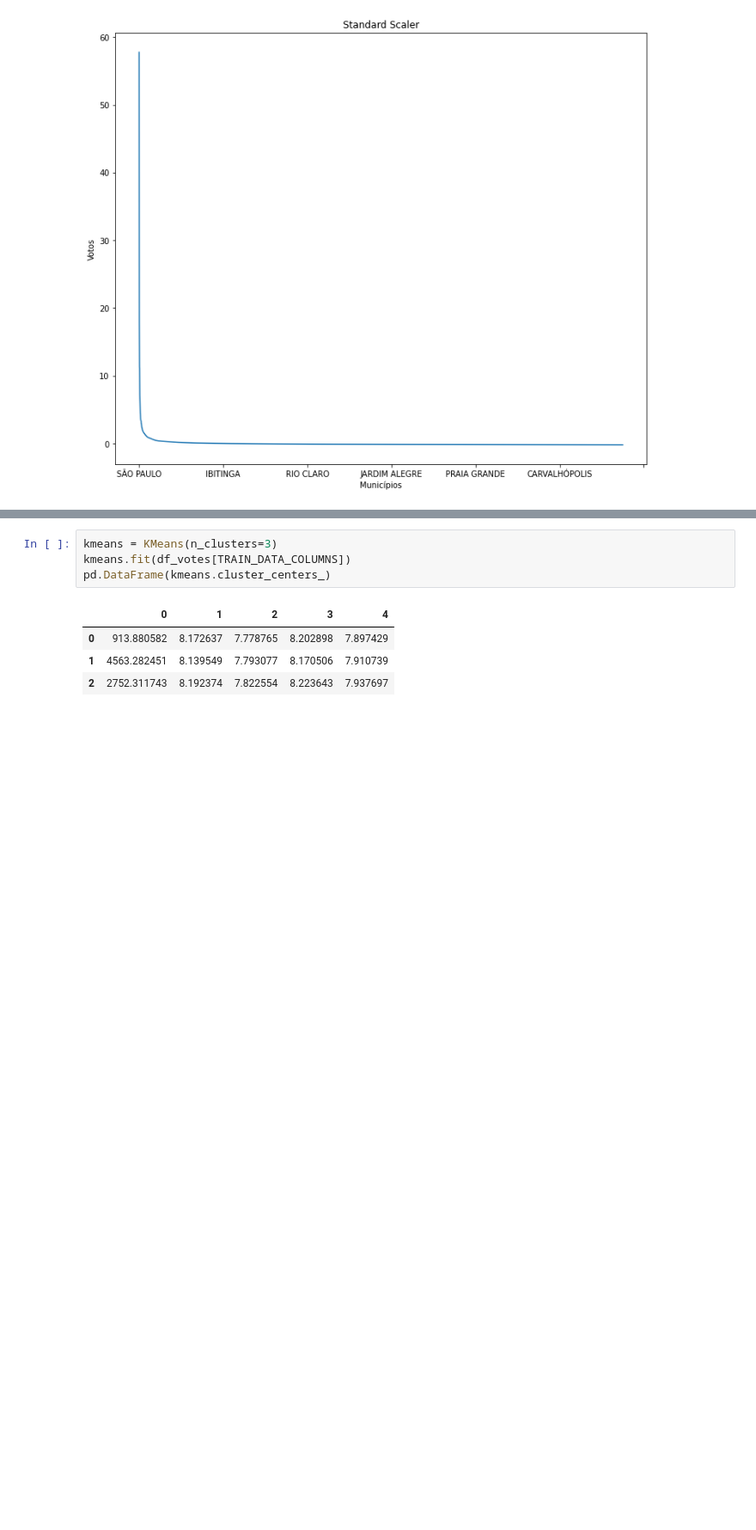
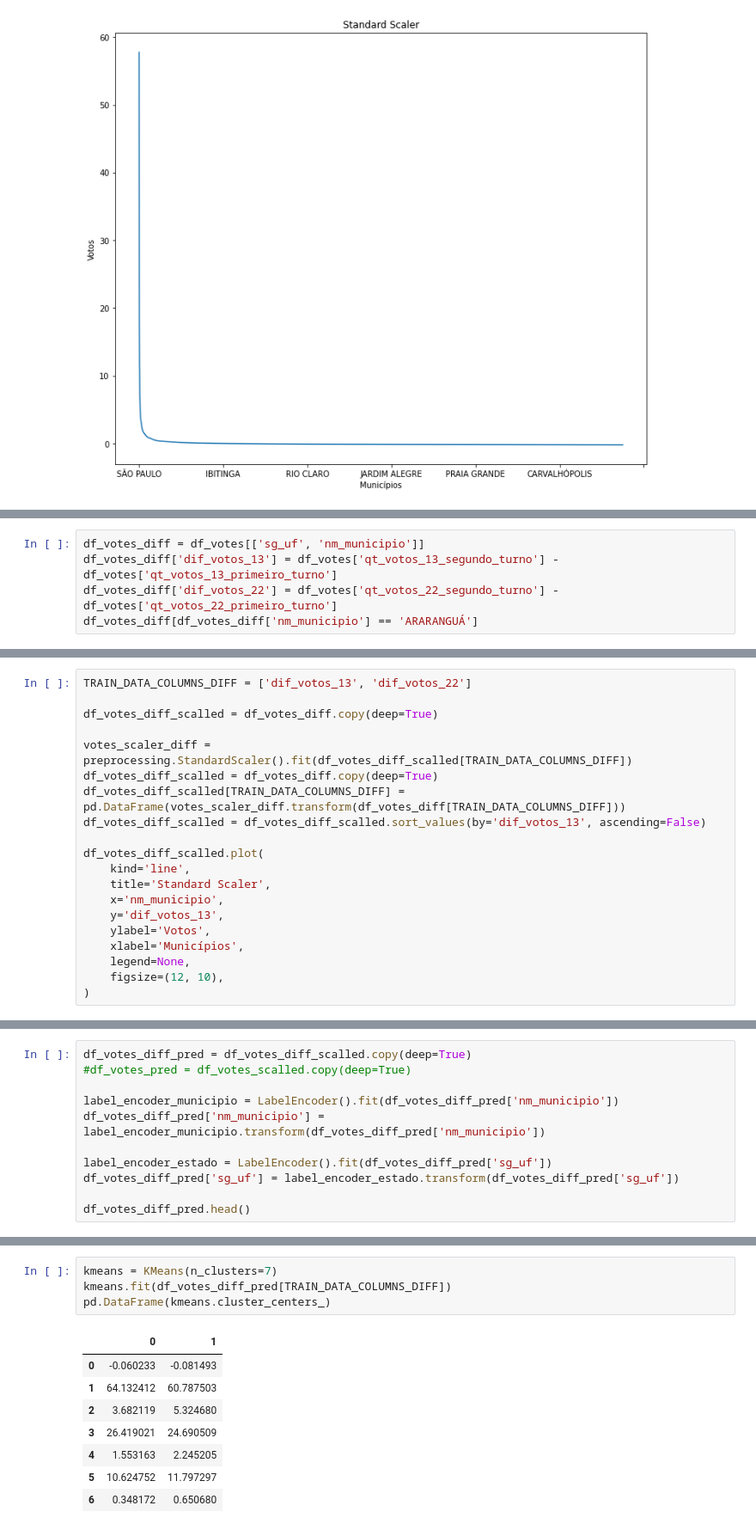
Before and after one commit to felipe-bonato/ciencia-de-dados-eleicoes, a Jupyter notebook: main.ipynb, the cells around one changed output, grey strips where cells are left out. Shown at 86% size. Saved outputs shown, nothing was run; the diff lists cells and outputs as text; blank space fills up the shorter version.

```diff
--- a/main.ipynb
+++ b/main.ipynb
@@ -317,0 +363,5 @@ plt.show()
+# %%
+df_votes_diff = df_votes[['sg_uf', 'nm_municipio']]
+df_votes_diff['dif_votos_13'] = df_votes['qt_votos_13_segundo_turno'] - df_votes['qt_votos_13_primeiro_turno']
+df_votes_diff['dif_votos_22'] = df_votes['qt_votos_22_segundo_turno'] - df_votes['qt_votos_22_primeiro_turno']
+df_votes_diff[df_votes_diff['nm_municipio'] == 'ARARANGUÁ']
@@ -317,0 +395,20 @@ plt.show()
+# %%
+TRAIN_DATA_COLUMNS_DIFF = ['dif_votos_13', 'dif_votos_22']
+
+df_votes_diff_scalled = df_votes_diff.copy(deep=True)
+
+votes_scaler_diff = preprocessing.StandardScaler().fit(df_votes_diff_scalled[TRAIN_DATA_COLUMNS_DIFF])
+df_votes_diff_scalled = df_votes_diff.copy(deep=True)
+df_votes_diff_scalled[TRAIN_DATA_COLUMNS_DIFF] = pd.DataFrame(votes_scaler_diff.transform(df_votes_diff[TRAIN_DATA_COLUMNS_DIFF]))
+df_votes_diff_scalled = df_votes_diff_scalled.sort_values(by='dif_votos_13', ascending=False)
+
+df_votes_diff_scalled.plot(
+	kind='line',
+	title='Standard Scaler',
+	x='nm_municipio',
+	y='dif_votos_13',
+	ylabel='Votos',
+	xlabel='Municípios',
+	legend=None,
+	figsize=(12, 10),
+)
@@ -317,0 +418,11 @@ plt.show()
+# %%
+df_votes_diff_pred = df_votes_diff_scalled.copy(deep=True)
+#df_votes_pred = df_votes_scalled.copy(deep=True)
+
+label_encoder_municipio = LabelEncoder().fit(df_votes_diff_pred['nm_municipio'])
+df_votes_diff_pred['nm_municipio'] = label_encoder_municipio.transform(df_votes_diff_pred['nm_municipio'])
+
+label_encoder_estado = LabelEncoder().fit(df_votes_diff_pred['sg_uf'])
+df_votes_diff_pred['sg_uf'] = label_encoder_estado.transform(df_votes_diff_pred['sg_uf'])
+
+df_votes_diff_pred.head()
@@ -331,9 +462,13 @@ plt.show()
 # %%
-kmeans = KMeans(n_clusters=3)
-kmeans.fit(df_votes[TRAIN_DATA_COLUMNS])
+kmeans = KMeans(n_clusters=7)
+kmeans.fit(df_votes_diff_pred[TRAIN_DATA_COLUMNS_DIFF])
 pd.DataFrame(kmeans.cluster_centers_)
 # %% [output]
-|  | 0 | 1 | 2 | 3 | 4 |
-| 0 | 913.880582 | 8.172637 | 7.778765 | 8.202898 | 7.897429 |
-| 1 | 4563.282451 | 8.139549 | 7.793077 | 8.170506 | 7.910739 |
-| 2 | 2752.311743 | 8.192374 | 7.822554 | 8.223643 | 7.937697 |
+|  | 0 | 1 |
+| 0 | -0.060233 | -0.081493 |
+| 1 | 64.132412 | 60.787503 |
+| 2 | 3.682119 | 5.324680 |
+| 3 | 26.419021 | 24.690509 |
+| 4 | 1.553163 | 2.245205 |
+| 5 | 10.624752 | 11.797297 |
+| 6 | 0.348172 | 0.650680 |
```
Also changed, not shown: parts of 15 cells of this notebook.
